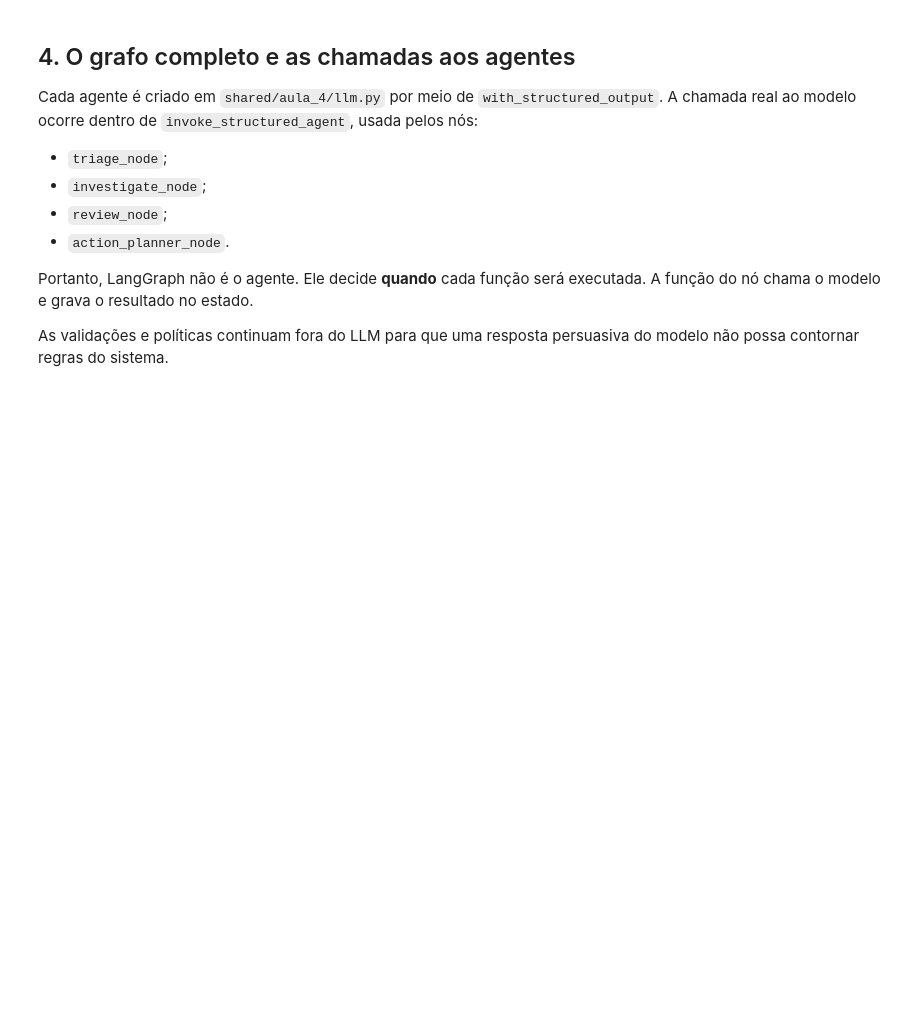
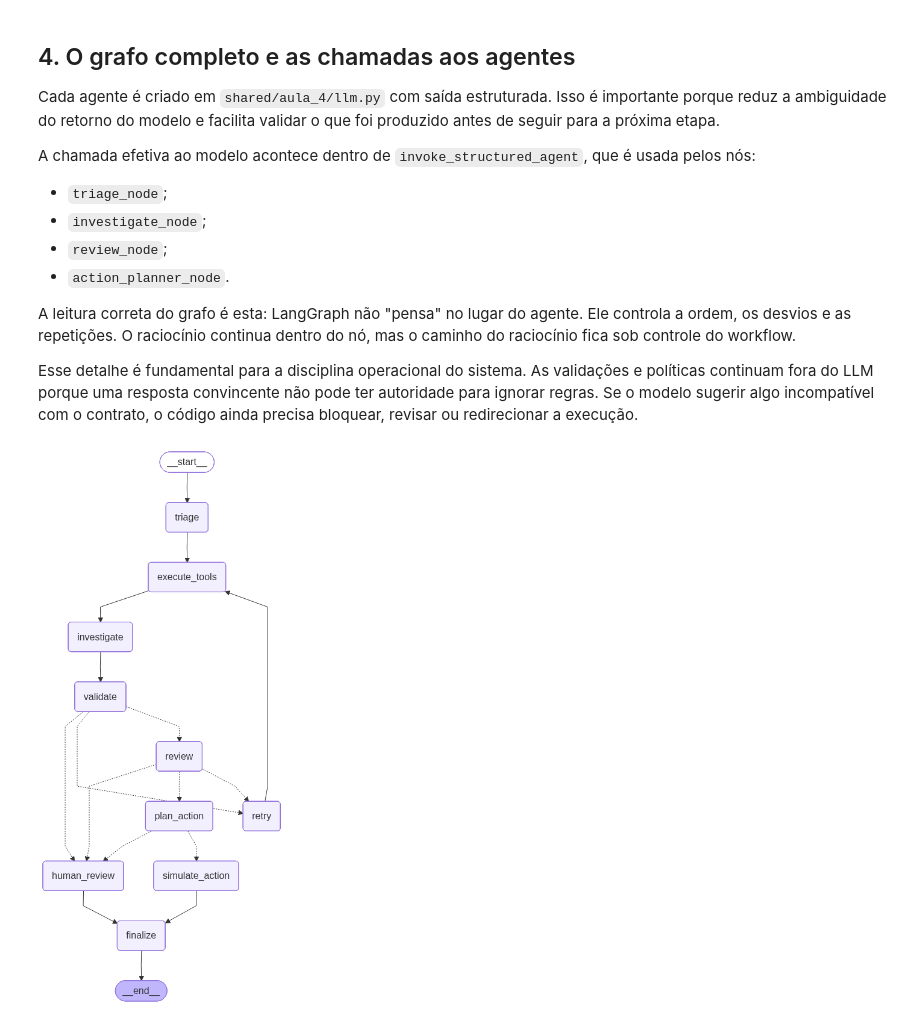
Before and after one commit to carlos-stefano/alura-skills-and-go-agentic-engineering, a Jupyter notebook: Aula 4/notebooks/01_do_prototipo_ao_workflow_operacional.ipynb, the cells around one changed output. Saved outputs shown, nothing was run; the diff lists cells and outputs as text; code cells hidden in the pictures; blank space fills up the shorter version.

```diff
--- a/Aula 4/notebooks/01_do_prototipo_ao_workflow_operacional.ipynb
+++ b/Aula 4/notebooks/01_do_prototipo_ao_workflow_operacional.ipynb
@@ -60,3 +57,16 @@ from shared.aula_4.validation import validate_incident_input
+# %%
+from pathlib import Path
+import json
+import sys
+
+PROJECT_ROOT = Path.cwd().parents[1] if Path.cwd().name == "notebooks" else Path.cwd()
+INCIDENT_AGENT_DIR = PROJECT_ROOT / "target_project" / "incident_agent"
+
+sys.path.insert(0, str(PROJECT_ROOT))
+sys.path.insert(0, str(INCIDENT_AGENT_DIR))
+
+from shared.aula_4.langgraph_helpers import build_initial_state
+from shared.aula_4.validation import validate_incident_input
 # %% [markdown]
 ## 2. O estado como contrato de execução
 
@@ -121,24 +166,28 @@ evidence
 # %% [markdown]
 ## 4. O grafo completo e as chamadas aos agentes
 
-Cada agente é criado em `shared/aula_4/llm.py` por meio de `with_structured_output`. A chamada real ao modelo ocorre dentro de `invoke_structured_agent`, usada pelos nós:
+Cada agente é criado em `shared/aula_4/llm.py` com saída estruturada. Isso é importante porque reduz a ambiguidade do retorno do modelo e facilita validar o que foi produzido antes de seguir para a próxima etapa.
+
+A chamada efetiva ao modelo acontece dentro de `invoke_structured_agent`, que é usada pelos nós:
 
 - `triage_node`;
 - `investigate_node`;
 - `review_node`;
 - `action_planner_node`.
 
-Portanto, LangGraph não é o agente. Ele decide **quando** cada função será executada. A função do nó chama o modelo e grava o resultado no estado.
+A leitura correta do grafo é esta: LangGraph não "pensa" no lugar do agente. Ele controla a ordem, os desvios e as repetições. O raciocínio continua dentro do nó, mas o caminho do raciocínio fica sob controle do workflow.
 
-As validações e políticas continuam fora do LLM para que uma resposta persuasiva do modelo não possa contornar regras do sistema.
+Esse detalhe é fundamental para a disciplina operacional do sistema. As validações e políticas continuam fora do LLM porque uma resposta convincente não pode ter autoridade para ignorar regras. Se o modelo sugerir algo incompatível com o contrato, o código ainda precisa bloquear, revisar ou redirecionar a execução.
 # %%
 from shared.aula_4.config import get_settings
 from app.workflow import build_workflow
 
 # Esta célula exige uma OPENAI_API_KEY configurada no ambiente ou em target_project/incident_agent/.env.
-# settings = get_settings(INCIDENT_AGENT_DIR / ".env")
-# workflow = build_workflow(settings, knowledge_dir)
-# workflow
+settings = get_settings(INCIDENT_AGENT_DIR / ".env")
+workflow = build_workflow(settings, knowledge_dir)
+workflow
+# %% [output]
+[figure, added]
 # %% [markdown]
 ## 5. Executando o workflow
 
```
Also changed, not shown: parts of 10 cells of this notebook.
